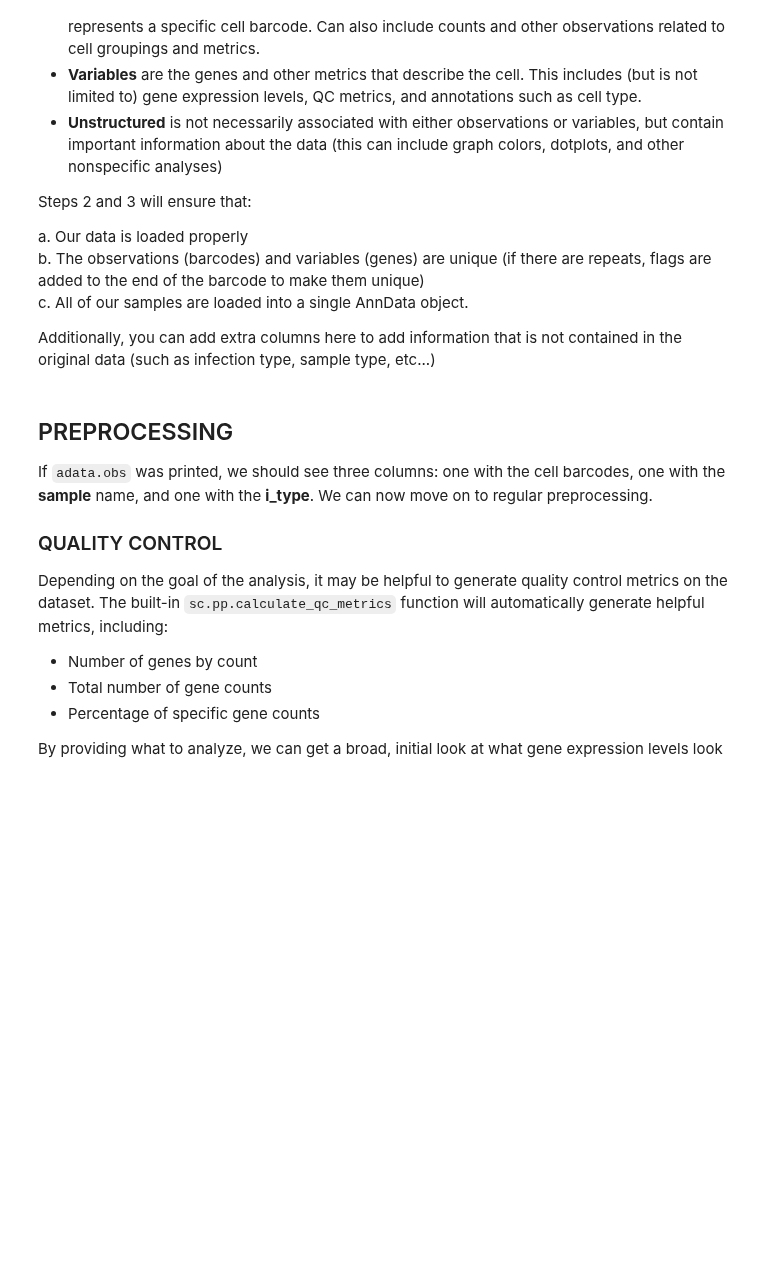
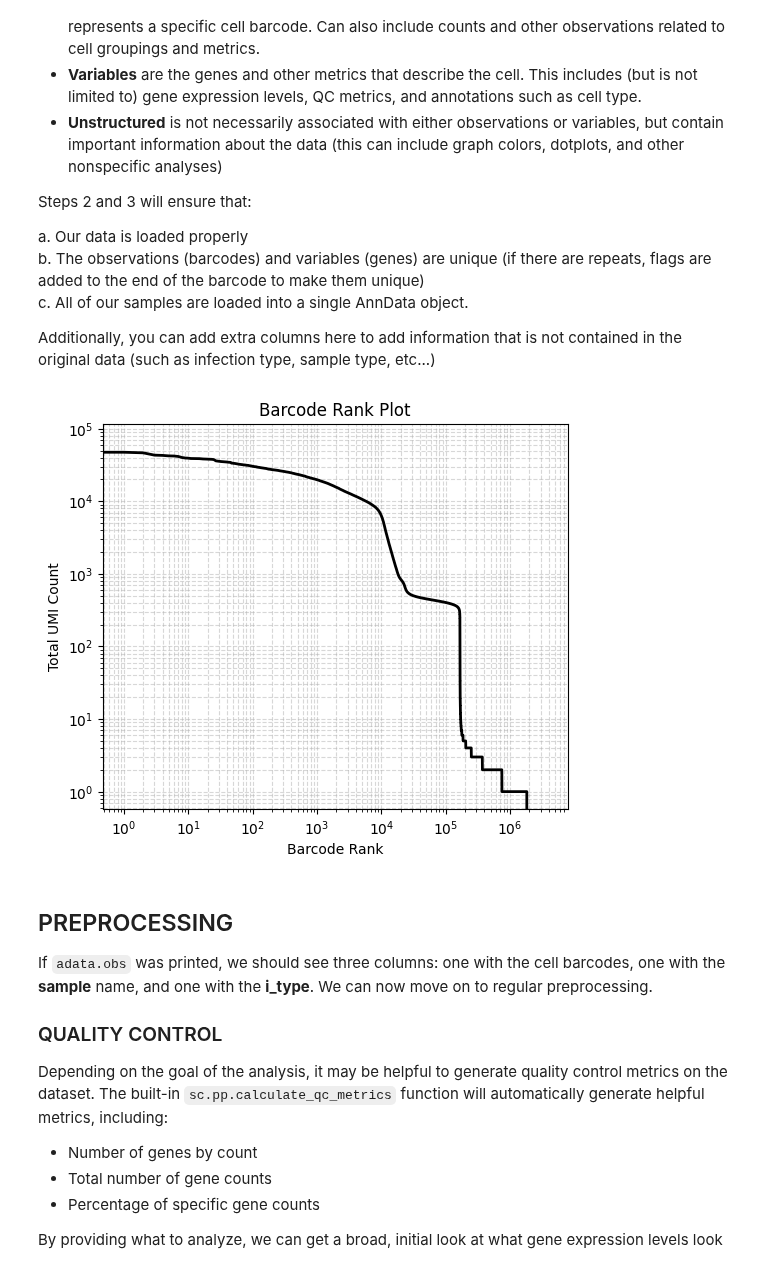
Before and after one commit to hvose-anschutz/viralogue-pipelines, a Jupyter notebook: scRNA-seq-pipeline/scRNA_part1_analysis.ipynb, the cells around one changed output. Saved outputs shown, nothing was run; the diff lists cells and outputs as text; code cells hidden in the pictures; blank space fills up the shorter version.

```diff
--- a/scRNA-seq-pipeline/scRNA_part1_analysis.ipynb
+++ b/scRNA-seq-pipeline/scRNA_part1_analysis.ipynb
@@ -107,6 +107,35 @@ adata.shape
 # %%
 #for pre-filtered SoupX sample files
 adata = sc.read_h5ad("/projects/hvose@xsede.org/adata_filtered_files/soupx_filtered_live_20260604.h5ad")
+# %%
+sample_adata = sc.read_10x_mtx(raw_samples["MHVY_Colon_5dpi_3"],compressed=False)
+sample_adata.var_names_make_unique()
+sample_adata.obs_names_make_unique()
+%matplotlib inline
+#plotting barcode ranks
+
+# 1. Get counts per cell (takes the sum of all cells x genes for a read, then returns as a 1D array)
+counts_per_cell = np.array(sample_adata.X.sum(axis=1)).flatten()
+
+# 2. Sort counts highest to lowest
+sorted_counts = np.sort(counts_per_cell)[::-1]
+
+# 3. Generate the Barcode Rank Plot
+fig, ax = plt.subplots(figsize=(6, 5))
+
+# 4. Plot on a log-log scale
+ax.loglog(sorted_counts, color="black", linewidth=2)
+
+ax.set_title("Barcode Rank Plot")
+ax.set_xlabel("Barcode Rank")
+ax.set_ylabel("Total UMI Count")
+
+# 5. Add gridlines
+ax.grid(True, which="both", linestyle="--", alpha=0.5)
+
+plt.show()
+# %% [output]
+[figure, added]
 # %% [markdown]
 ## PREPROCESSING
 If `adata.obs` was printed, we should see three columns: one with the cell barcodes, one with the **sample** name, and one with the **i_type**.
```
Also changed, not shown: 7 other files.
